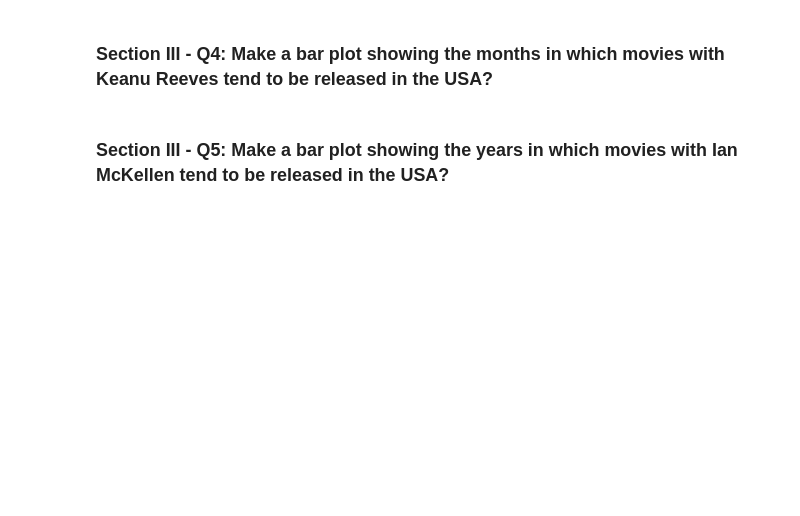
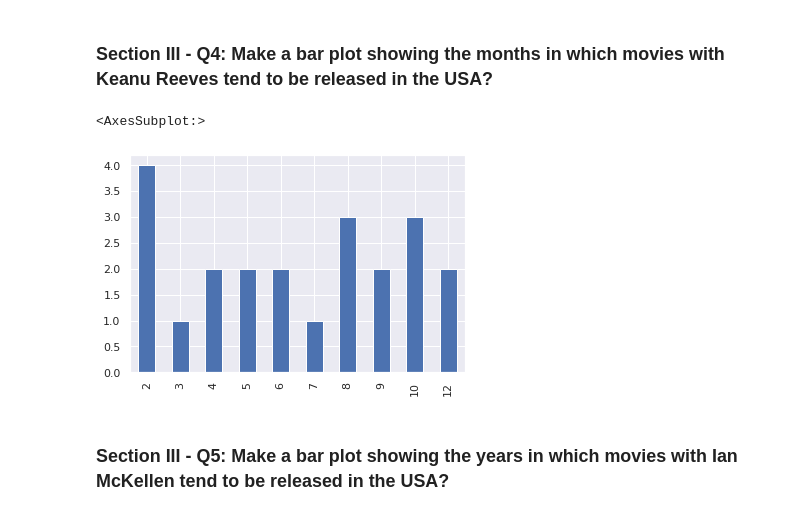
Before and after one commit to skakumanu/ml-bootcamp, a Jupyter notebook: unit5.3.13.ipynb, the cells around one changed output. Saved outputs shown, nothing was run; the diff lists cells and outputs as text; code cells hidden in the pictures; blank space fills up the shorter version.

```diff
--- a/unit5.3.13.ipynb
+++ b/unit5.3.13.ipynb
@@ -709,4 +750,13 @@ christmas.date.dt.month.value_counts().sort_index().plot(kind='bar')
 # %% [markdown]
 ### Section III - Q4: Make a bar plot showing the months in which movies with Keanu Reeves tend to be released in the USA?
+# %%
+keanu = cast[(cast.name =='Keanu Reeves') & (cast.n.notnull()) & (cast.n == 1)]
+usa = release_dates[(release_dates.country == 'USA')]
+keanu_release_usa = pd.merge(keanu, usa, on = ['title', 'year'])
+keanu_release_usa[['title', 'character', 'date']].sort_values(by = 'date', ascending = False)
+keanu_release_usa.date.dt.month.value_counts().sort_index().plot(kind='bar')
+# %% [output]
+<AxesSubplot:>
+[figure, added]
 # %% [markdown]
 ### Section III - Q5: Make a bar plot showing the years in which movies with Ian McKellen tend to be released in the USA?
```
Also changed, not shown: parts of 6 cells of this notebook.
